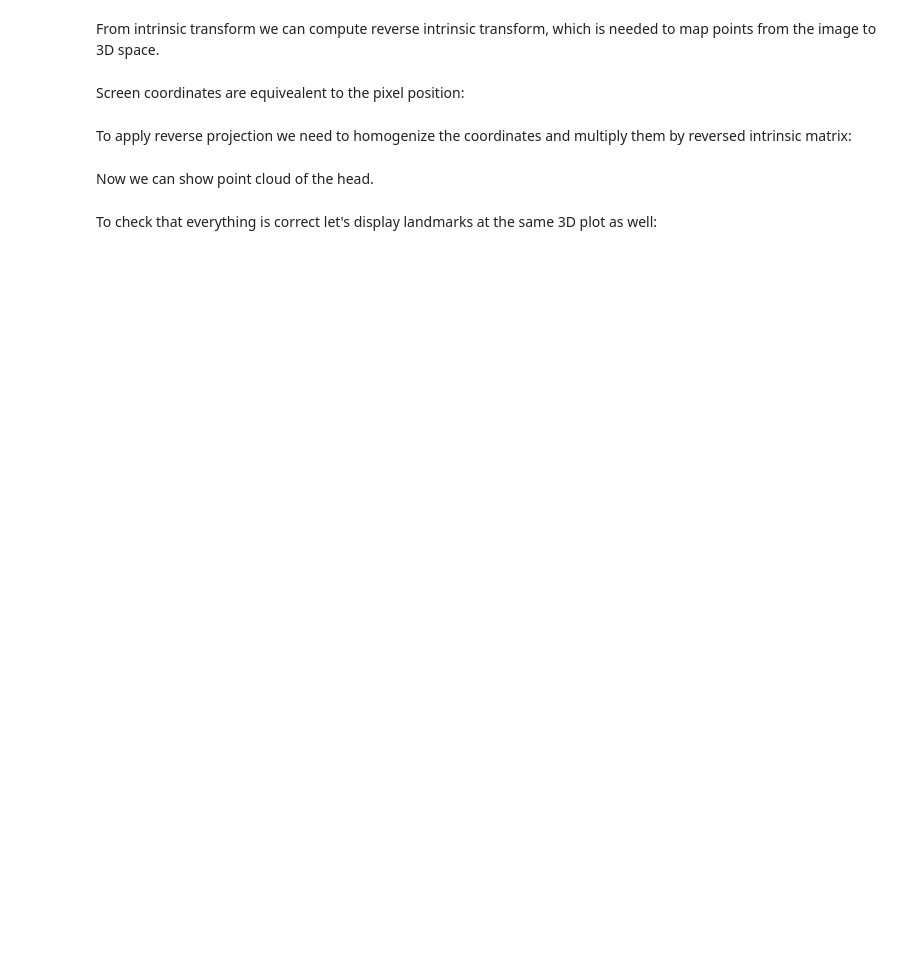
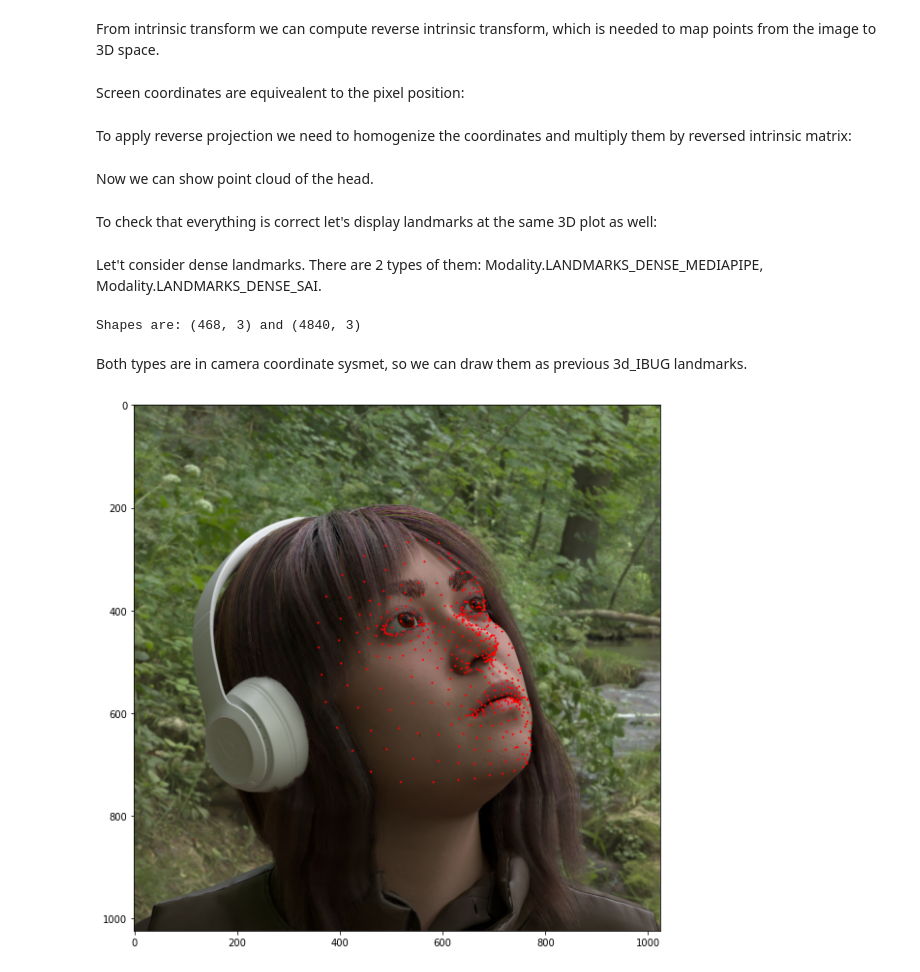
Before and after one commit to Synthesis-AI-Dev/face_api_dataset, a Jupyter notebook: examples/intrinsics.ipynb, the cells around one changed output. Saved outputs shown, nothing was run; the diff lists cells and outputs as text; code cells hidden in the pictures; blank space fills up the shorter version.

Commit message:
examples about dense landmarks added

```diff
--- a/examples/intrinsics.ipynb
+++ b/examples/intrinsics.ipynb
@@ -77,7 +132,8 @@ from face_api_dataset import FaceApiDataset, Modality
 data_root = "../test_dataset"
 dataset = FaceApiDataset(data_root,
                         modalities=[Modality.RGB, Modality.CAM_INTRINSICS, Modality.LANDMARKS_3D_IBUG68,
-                                    Modality.LANDMARKS_IBUG68, Modality.DEPTH
+                                    Modality.LANDMARKS_IBUG68, Modality.DEPTH,
+                                    Modality.LANDMARKS_DENSE_MEDIAPIPE, Modality.LANDMARKS_DENSE_SAI
                                    ])
 # %%
 len(dataset)
@@ -228,3 +310,19 @@ fig.update_layout(scene_camera={"eye": {"x": 0., "y": 0., "z": 2},
                                 "up": {"x": 0, "y": 1, "z": 0}}, title="Head 3D reconstruction with landmarks",
                   showlegend=False)
 fig.show()
+# %% [markdown]
+Let't consider dense landmarks. There are 2 types of them: Modality.LANDMARKS_DENSE_MEDIAPIPE, Modality.LANDMARKS_DENSE_SAI.
+# %%
+item = dataset[0]
+lm_dense_mediapipe = item[Modality.LANDMARKS_DENSE_MEDIAPIPE]
+lm_dense_sai = item[Modality.LANDMARKS_DENSE_SAI]
+print(f"Shapes are: {lm_dense_mediapipe.shape} and {lm_dense_sai.shape}")
+# %% [output]
+Shapes are: (468, 3) and (4840, 3)
+# %% [markdown]
+Both types are in camera coordinate sysmet, so we can draw them as previous 3d_IBUG landmarks.
+# %%
+plt.figure(figsize=(10,10))
+landmark_show(item[Modality.RGB], cam_to_screen(intrinsics, lm_dense_mediapipe))
+# %% [output]
+[figure, added]
```
Also changed, not shown: parts of 18 cells of this notebook.
